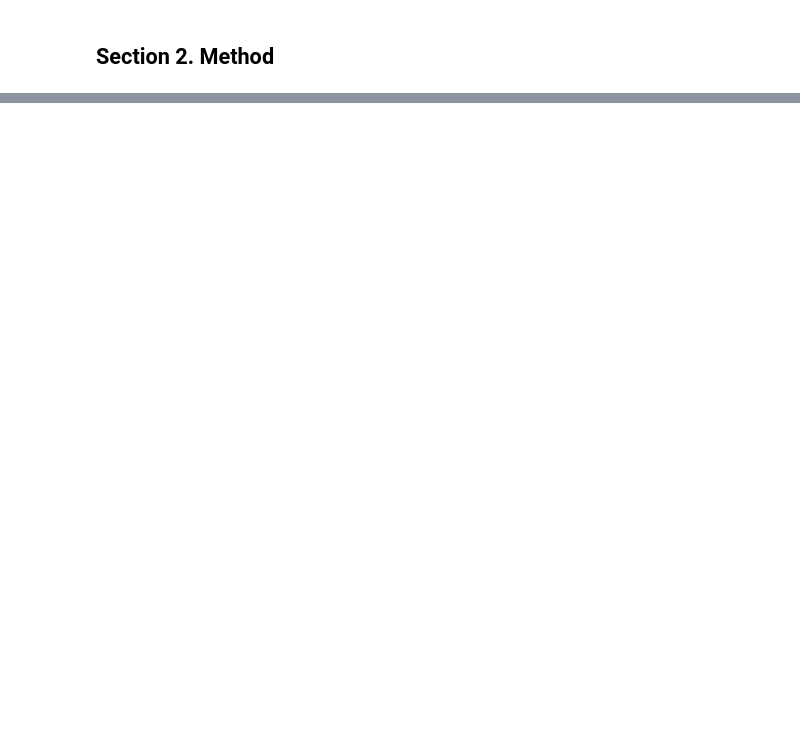
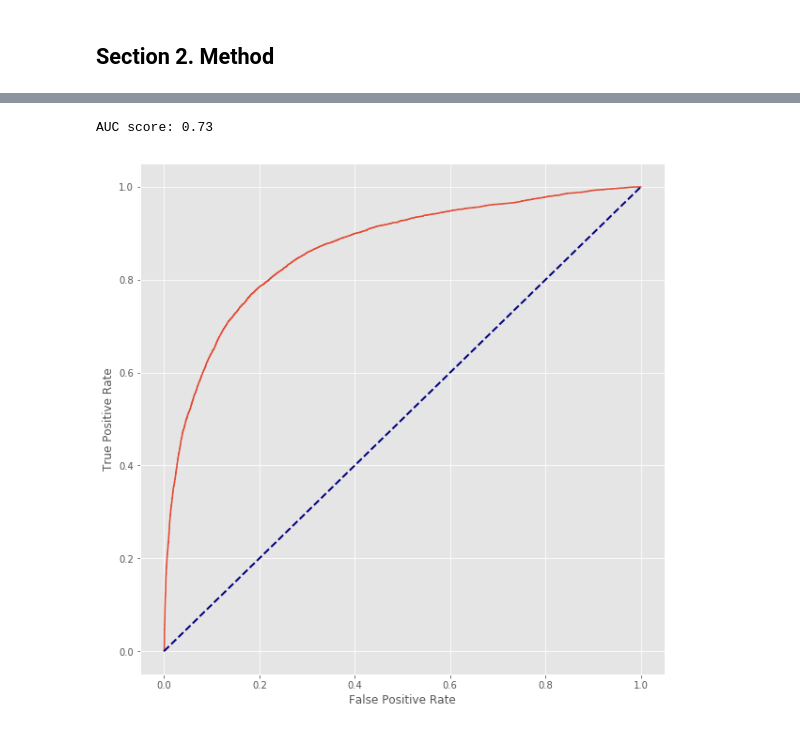
Before and after one commit to dukeprashanth/BCNN_cancer_detection, a Jupyter notebook: BCNN_histopathological_image_classification.ipynb, the cells around one changed output, grey strips where cells are left out. Cells and saved outputs as stored; diff of their text form; code cells hidden in the pictures; blank space fills up the shorter version.

```diff
--- a/BCNN_histopathological_image_classification.ipynb
+++ b/BCNN_histopathological_image_classification.ipynb
@@ -127,0 +291,24 @@ import utils.BBBlayers
+# %%
+net = BBCLeNet()
+
+# these parameters are from the BCNN examples
+lr = 0.001
+weight_decay = 0.0005
+
+net.to(device)
+
+optimizer = optim.Adam(net.parameters(), lr=lr, weight_decay=weight_decay)
+# %%
+max_epochs = 50
+# number of samples drawn from the variational distribution
+num_samples = 10
+# %%
+lr = 0.001
+weight_decay = 0.0005
+
+# we use binary cross entropy loss as the likelihood function
+vi = GaussianVariationalInference(torch.nn.BCELoss())
+optimizer = optim.Adam(net.parameters(), lr=lr, weight_decay=weight_decay)
+# %%
+# where to save the model during training
+ckpt_name = f'model_LeNet_full_bayesian.pt'
@@ -127,0 +489,14 @@ import utils.BBBlayers
+# %%
+rocx, rocy, _ = roc_curve(true_labels, mean_outputs, drop_intermediate=False)
+score = roc_auc_score(true_labels_t, mean_outputs_t)
+print('AUC score: {}'.format(score))
+
+fig, ax = plt.subplots(figsize=(10,10))
+ax.plot(rocx, rocy, label='AUC curve (area={})'.format(score))
+plt.plot([0, 1], [0, 1], color='navy', lw=2, linestyle='--')
+plt.xlabel('False Positive Rate')
+plt.ylabel('True Positive Rate')
+plt.show()
+# %% [output]
+AUC score: 0.73
+[figure, added]
```
Also changed, not shown: parts of 39 cells of this notebook.
